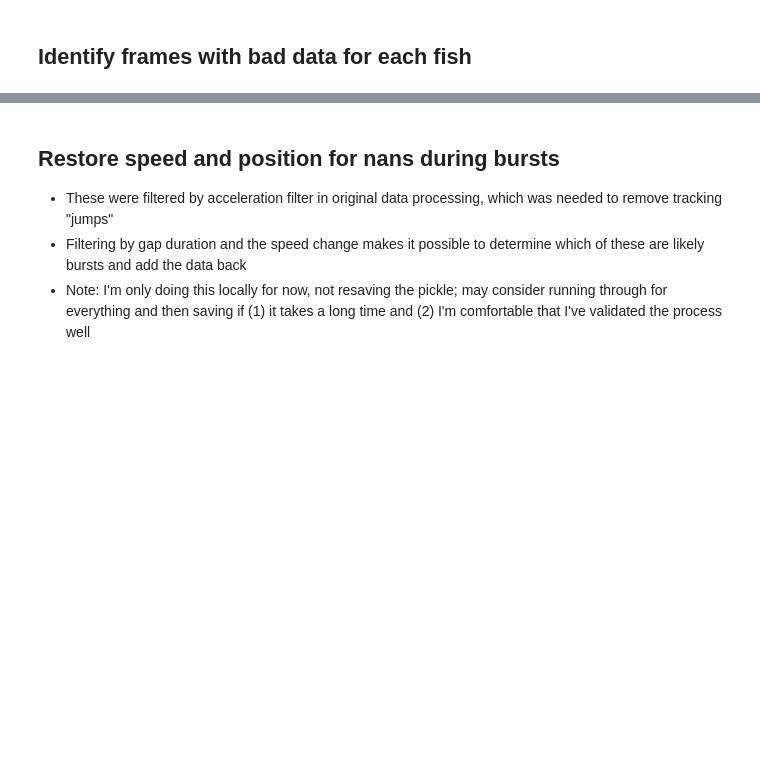
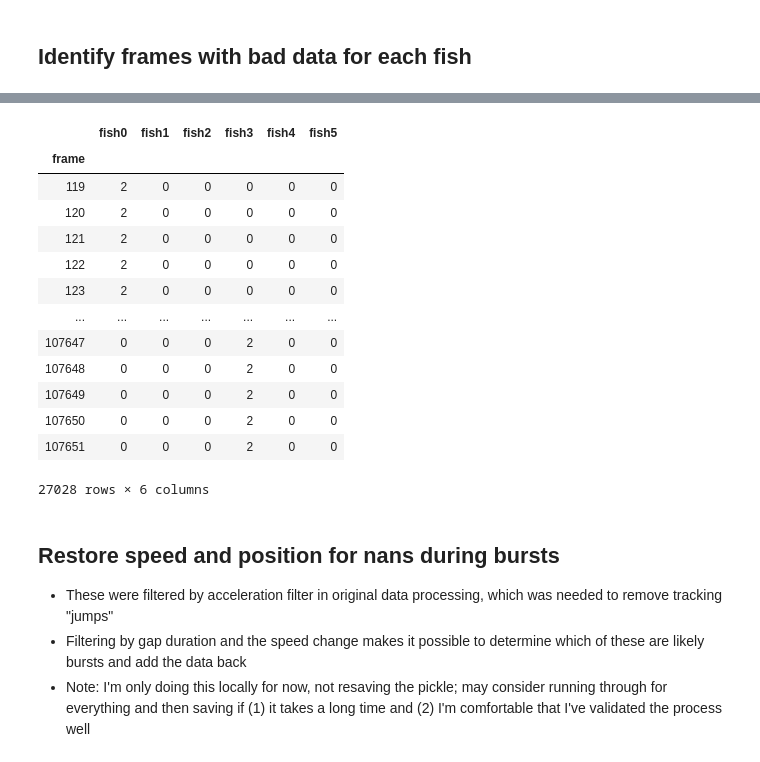
Before and after one commit to katiconen/zfish_mutants_analysis, a Jupyter notebook: get_speedstats_singlefish.ipynb, the cells around one changed output, grey strips where cells are left out. Saved outputs shown, nothing was run; the diff lists cells and outputs as text; code cells hidden in the pictures; blank space fills up the shorter version.

```diff
--- a/get_speedstats_singlefish.ipynb
+++ b/get_speedstats_singlefish.ipynb
@@ -84,3 +109,20 @@ errType[errs] = 2
+# %%
+errType[errs]
+# %% [output]
+|  | fish0 | fish1 | fish2 | fish3 | fish4 | fish5 |
+| frame |  |  |  |  |  |  |
+| 119 | 2 | 0 | 0 | 0 | 0 | 0 |
+| 120 | 2 | 0 | 0 | 0 | 0 | 0 |
+| 121 | 2 | 0 | 0 | 0 | 0 | 0 |
+| 122 | 2 | 0 | 0 | 0 | 0 | 0 |
+| 123 | 2 | 0 | 0 | 0 | 0 | 0 |
+| ... | ... | ... | ... | ... | ... | ... |
+| 107647 | 0 | 0 | 0 | 2 | 0 | 0 |
+| 107648 | 0 | 0 | 0 | 2 | 0 | 0 |
+| 107649 | 0 | 0 | 0 | 2 | 0 | 0 |
+| 107650 | 0 | 0 | 0 | 2 | 0 | 0 |
+| 107651 | 0 | 0 | 0 | 2 | 0 | 0 |
+27028 rows × 6 columns
 # %%
 #add additional nans (not included in trackingerrors, not sure why)
 errs = np.isnan(speeds)
```
Also changed, not shown: parts of 5 cells of this notebook.
